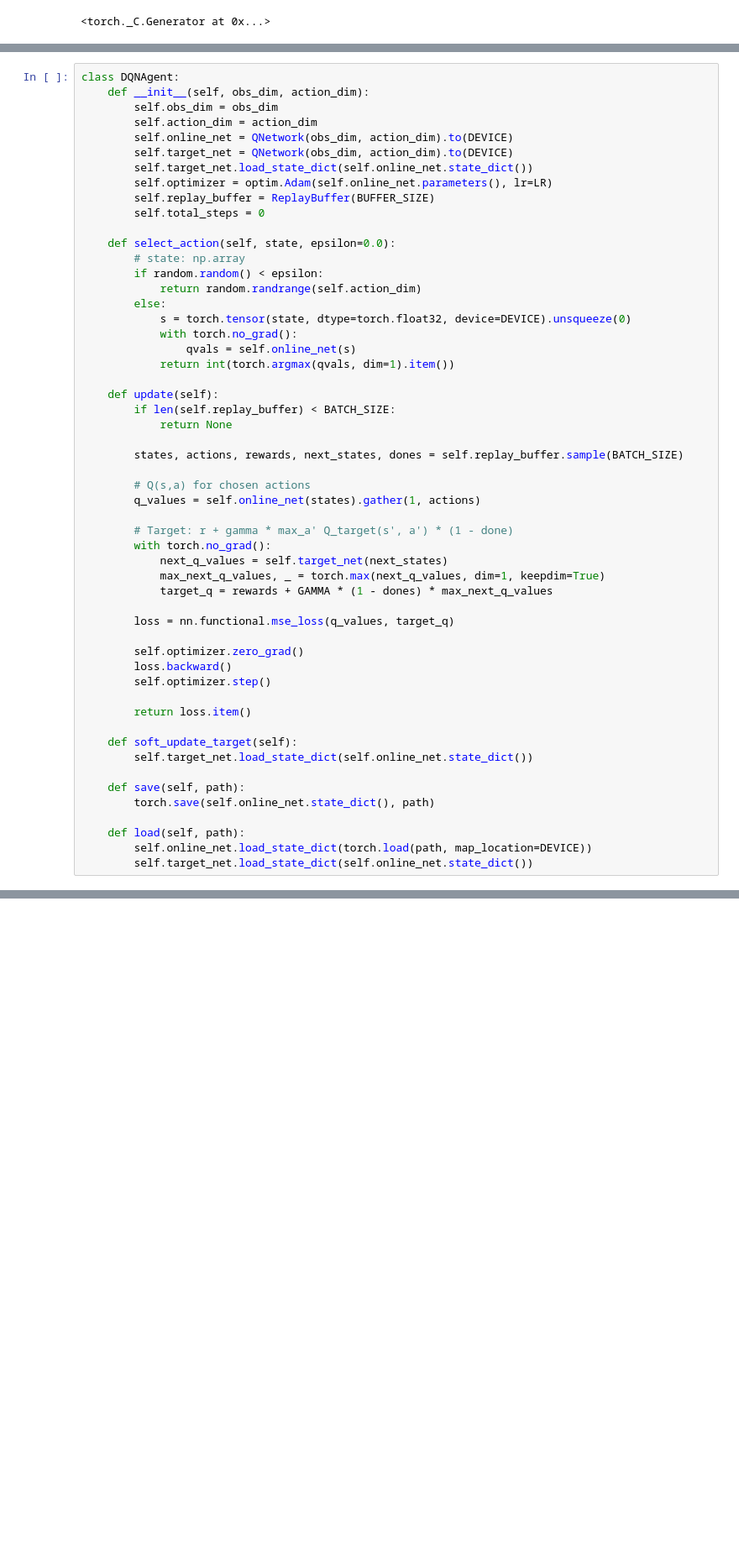
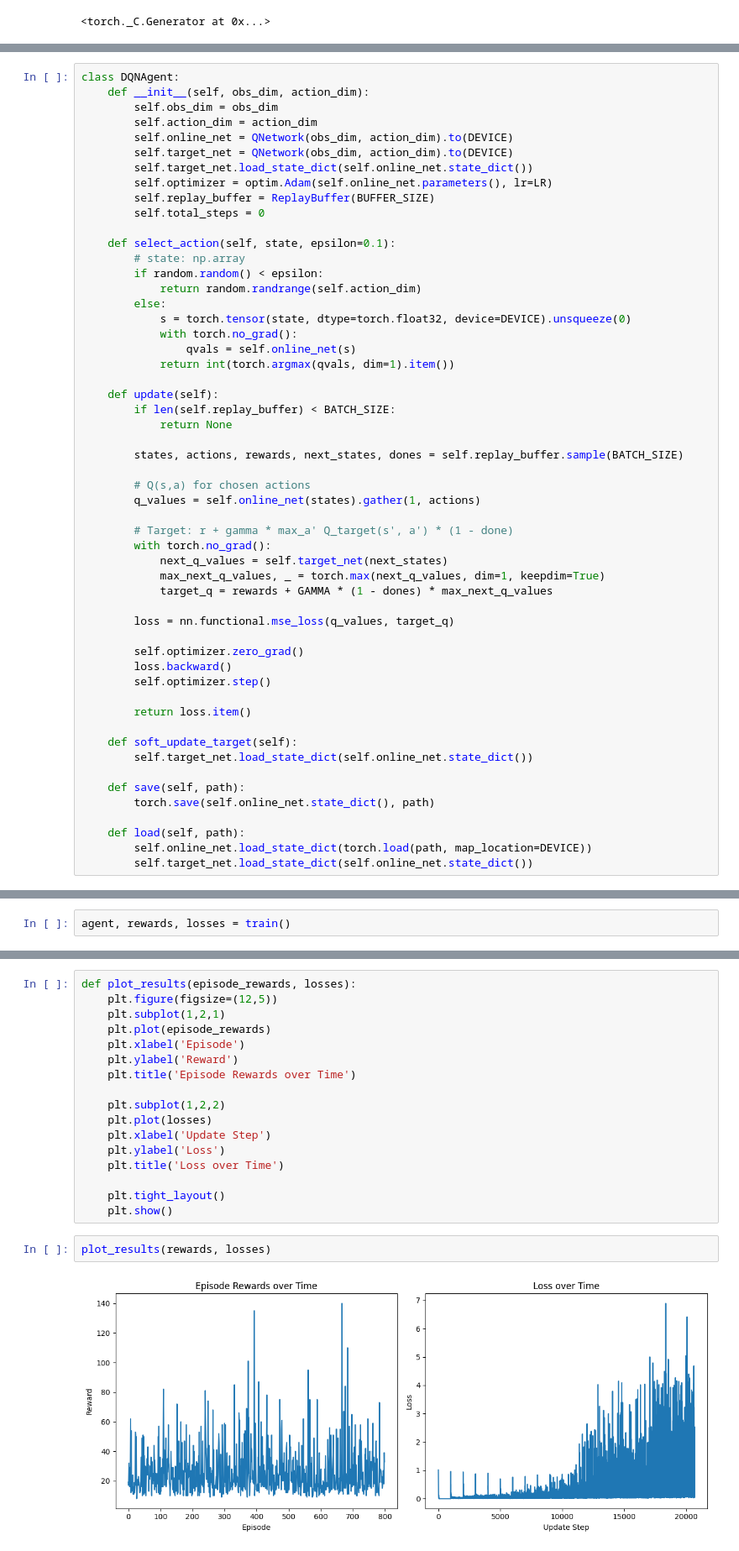
Before and after one commit to MelissaPerez09/Lab08-CC3104, a Jupyter notebook: main.ipynb, the cells around one changed output, grey strips where cells are left out. Shown at 84% size. Cells and saved outputs as stored; diff of their text form; blank space fills up the shorter version.

Commit message:
training, eva and results done

```diff
--- a/main.ipynb
+++ b/main.ipynb
@@ -92,7 +90,7 @@ class DQNAgent:
         self.replay_buffer = ReplayBuffer(BUFFER_SIZE)
         self.total_steps = 0
 
-    def select_action(self, state, epsilon=0.0):
+    def select_action(self, state, epsilon=0.1):
         # state: np.array
         if random.random() < epsilon:
             return random.randrange(self.action_dim)
@@ -136,0 +193,2 @@ class DQNAgent:
+# %%
+agent, rewards, losses = train()
@@ -136,0 +213,21 @@ class DQNAgent:
+# %%
+def plot_results(episode_rewards, losses):
+    plt.figure(figsize=(12,5))
+    plt.subplot(1,2,1)
+    plt.plot(episode_rewards)
+    plt.xlabel('Episode')
+    plt.ylabel('Reward')
+    plt.title('Episode Rewards over Time')
+
+    plt.subplot(1,2,2)
+    plt.plot(losses)
+    plt.xlabel('Update Step')
+    plt.ylabel('Loss')
+    plt.title('Loss over Time')
+
+    plt.tight_layout()
+    plt.show()
+# %%
+plot_results(rewards, losses)
+# %% [output]
+[figure, added]
```
Also changed, not shown: parts of 6 cells of this notebook.
